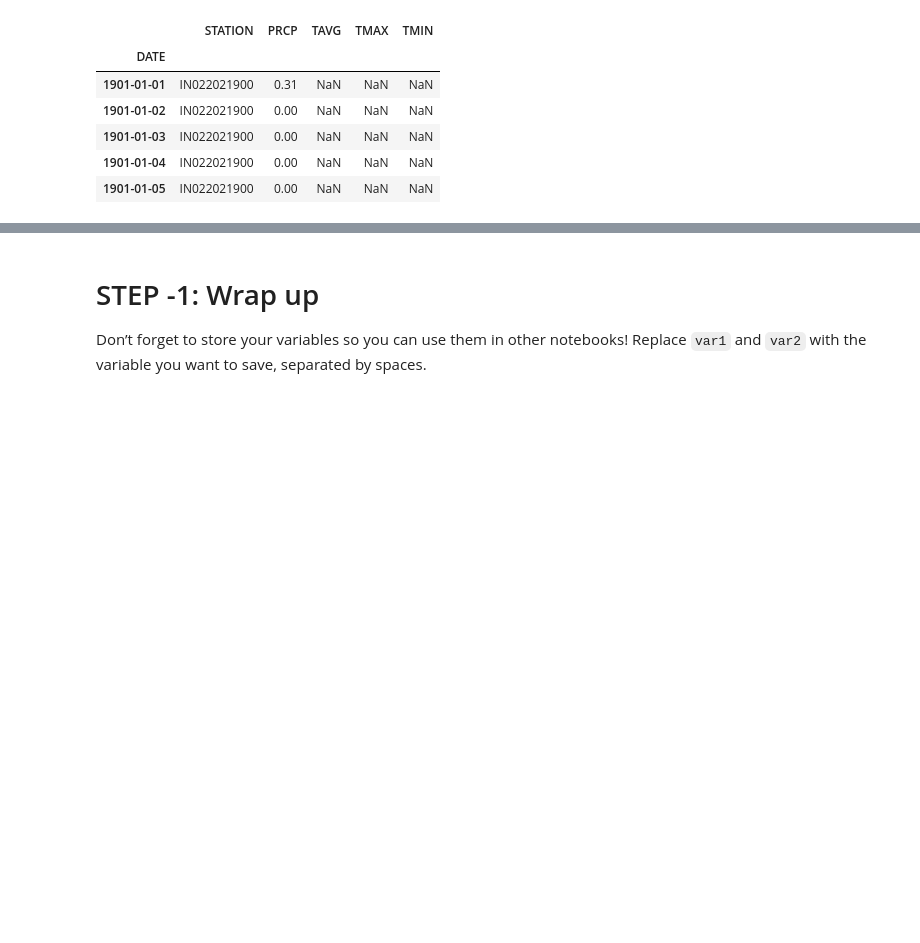
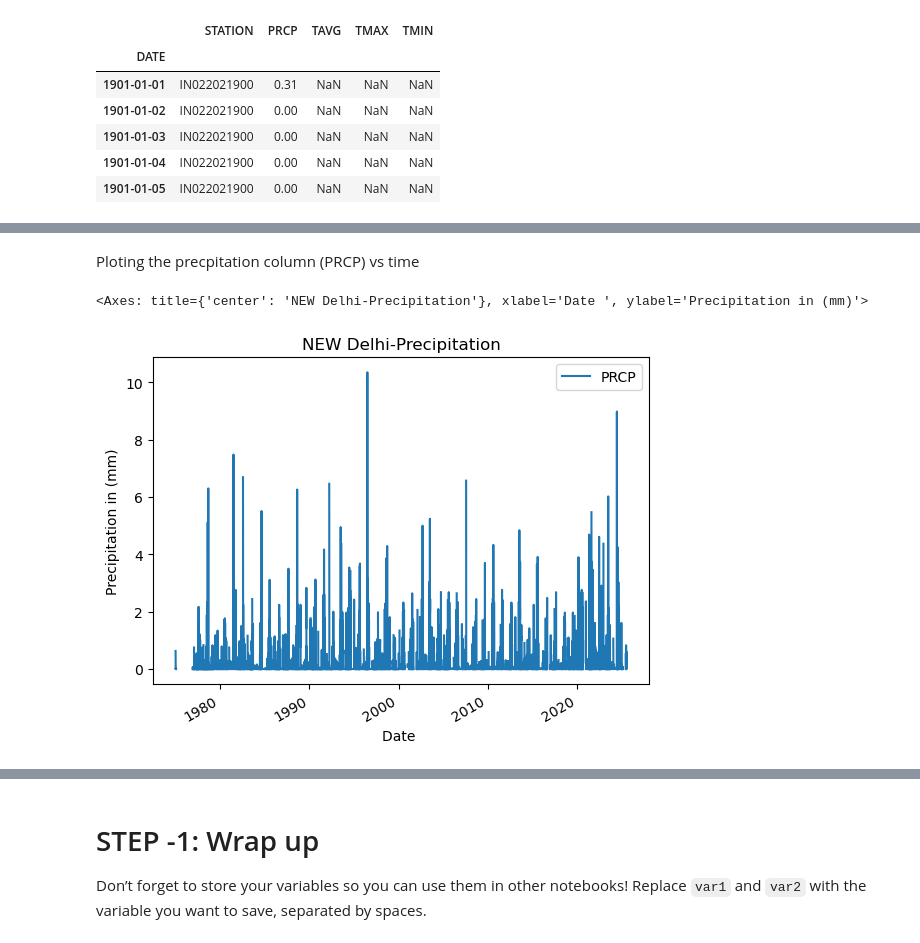
Before and after one commit to cu-esiil-edu/01-climate-git-gauravchakrabarty, a Jupyter notebook: notebooks/climate-98-download.ipynb, the cells around one changed output, grey strips where cells are left out. Cells and saved outputs as stored; diff of their text form; code cells hidden in the pictures; blank space fills up the shorter version.

```diff
--- a/notebooks/climate-98-download.ipynb
+++ b/notebooks/climate-98-download.ipynb
@@ -145,0 +181,11 @@ climate_df.plot(y='PRCP')
+# %% [markdown]
+Ploting the precpitation column (PRCP) vs time
+# %%
+ND_1975_2025.plot(
+    y='PRCP',
+    title='NEW Delhi-Precipitation',
+    xlabel='Date ',
+    ylabel='Precipitation in (mm)')
+# %% [output]
+<Axes: title={'center': 'NEW Delhi-Precipitation'}, xlabel='Date ', ylabel='Precipitation in (mm)'>
+[figure, added]
```
Also changed, not shown: parts of 18 cells of this notebook, 1 other file.
